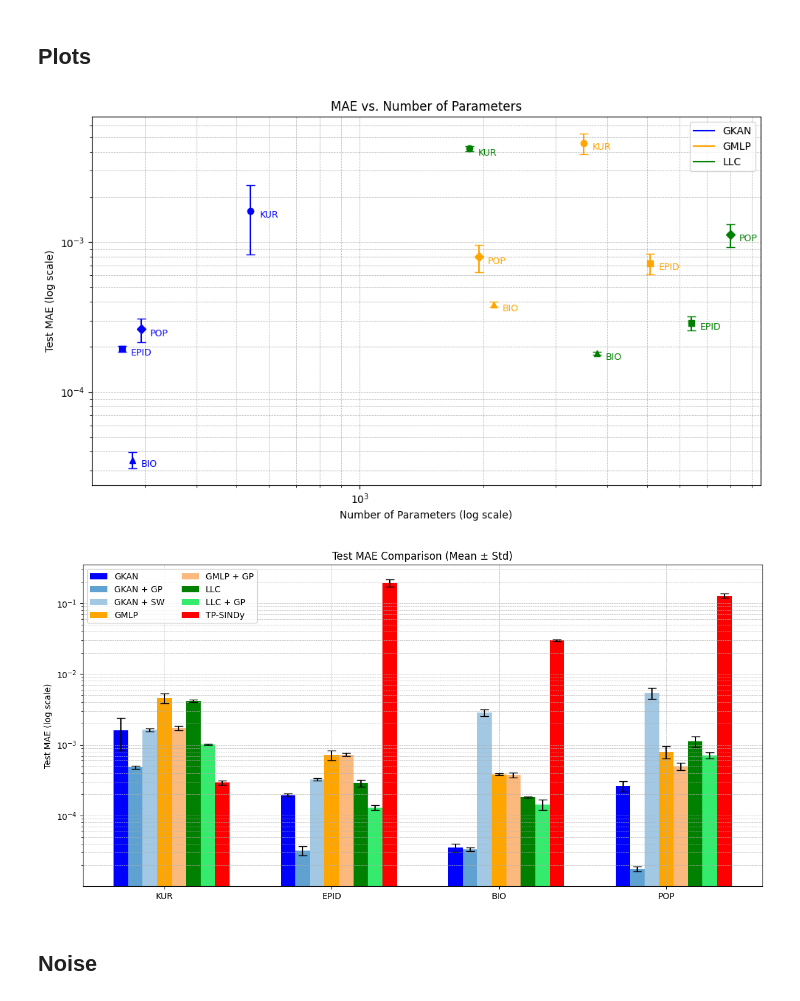
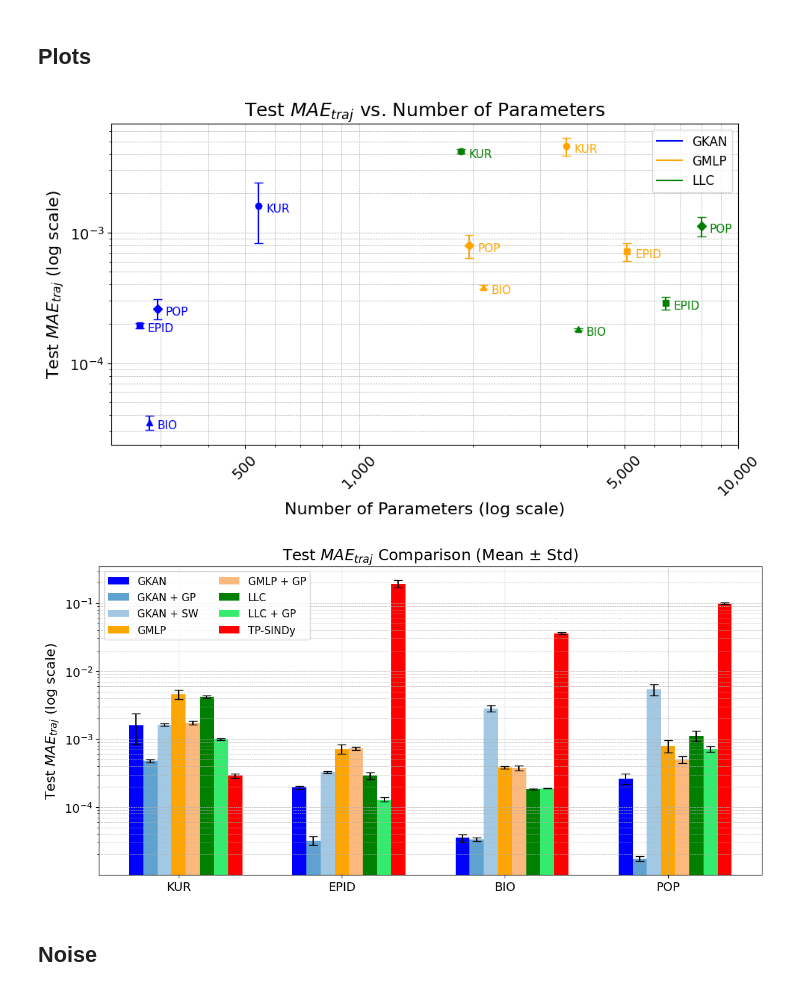
Before and after one commit to riccardocappi/Kan-for-Interpretable-Graph-Dynamics, a Jupyter notebook: plots.ipynb, the cells around one changed output. Saved outputs shown, nothing was run; the diff lists cells and outputs as text; code cells hidden in the pictures.

Commit message:
Intensive post processing

```diff
--- a/plots.ipynb
+++ b/plots.ipynb
@@ -35,7 +35,7 @@ res_gkan = [res_kur_gkan, res_epid_gkan, res_bio_gkan, res_pop_gkan]
 
 res_kur_mpnn = load_res("./saved_models_optuna/model-kuramoto-mpnn/kuramoto_mpnn_ic1_s5_pd_mult_12/0/post_process_res.json")
 res_epid_mpnn = load_res("./saved_models_optuna/model-epidemics-mpnn/epidemics_mpnn_ic1_s5_pd_mult_12/0/post_process_res.json")
-res_bio_mpnn = load_res("./saved_models_optuna/model-biochemical-mpnn/biochemical_mpnn_ic1_s5_pd_mult_12/0/post_process_res.json")
+res_bio_mpnn = load_res("./saved_models_optuna/model-biochemical-mpnn/biochemical_mpnn_ic1_s5_pd_mult_12/0/post_process_res_final.json")
 res_pop_mpnn = load_res("./saved_models_optuna/model-population-mpnn/population_mpnn_ic1_s5_pd_mult_12/0/post_process_res.json")
 
 res_mpnn = [res_kur_mpnn, res_epid_mpnn, res_bio_mpnn, res_pop_mpnn]
@@ -47,14 +47,23 @@ res_pop_tss = load_res("./saved_models_optuna/tss/Population-1/post_process_res.
 
 res_tss = [res_kur_tss, res_epid_tss, res_bio_tss, res_pop_tss]
 
-res_kur_llc = load_res("./saved_models_optuna/model-kuramoto-llc/kuramoto_llc_2/0/post_process_res.json")
-res_epid_llc = load_res("./saved_models_optuna/model-epidemics-llc/epidemics_llc_2/0/post_process_res.json")
-res_bio_llc = load_res("./saved_models_optuna/model-biochemical-llc/biochemical_llc_2/0/post_process_res.json")
-res_pop_llc = load_res("./saved_models_optuna/model-population-llc/population_llc_2/0/post_process_res.json")
+res_kur_llc = load_res("./saved_models_optuna/model-kuramoto-llc/kuramoto_llc_2/0/post_process_res_seed.json")
+res_epid_llc = load_res("./saved_models_optuna/model-epidemics-llc/epidemics_llc_2/0/post_process_res_seed.json")
+res_bio_llc = load_res("./saved_models_optuna/model-biochemical-llc/biochemical_llc_2/0/post_process_res_final.json")
+res_pop_llc = load_res("./saved_models_optuna/model-population-llc/population_llc_2/0/post_process_res_seed.json")
 
 res_llc = [res_kur_llc, res_epid_llc, res_bio_llc, res_pop_llc]
 # %% [markdown]
 ## Plots
+# %%
+plt.rcParams.update({
+    "font.size": 14,         # base font size
+    "axes.titlesize": 18,    # title
+    "axes.labelsize": 16,    # x/y labels
+    "xtick.labelsize": 14,   # x-tick labels
+    "ytick.labelsize": 14,   # y-tick labels
+    "legend.fontsize": 12,   # legend
+})
 # %%
 gkan_params = [res["Number of params"] for res in res_gkan]
 gkan_losses = [res["model_test_MAE"] for res in res_gkan]
@@ -85,7 +94,7 @@ for i in range(len(dynamics)):
                  color='blue', label=None,
                  capsize=4)
     plt.text(gkan_params[i]*1.05, gkan_losses[i]*0.9, dynamics[i],
-             fontsize=9, color='blue')
+             fontsize=11, color='blue')
 
     # Plot MPNN (GMLP) with error bars
     plt.errorbar(mpnn_params[i], mpnn_losses[i],
@@ -93,7 +102,7 @@ for i in range(len(dynamics)):
                  color='orange', label=None,
                  capsize=4)
     plt.text(mpnn_params[i]*1.05, mpnn_losses[i]*0.9, dynamics[i],
-             fontsize=9, color='orange')
+             fontsize=11, color='orange')
 
     # LLC-GP with error bars
     plt.errorbar(llc_params[i], llc_losses[i],
@@ -101,7 +110,7 @@ for i in range(len(dynamics)):
                  color='green', label=None,
                  capsize=4)
     plt.text(llc_params[i]*1.05, llc_losses[i]*0.9, dynamics[i],
-             fontsize=9, color='green')
+             fontsize=11, color='green')
 
 # Add one legend entry for each model
 plt.errorbar([], [], color='blue', label='GKAN')
@@ -111,14 +120,19 @@ plt.errorbar([], [], color='green', label='LLC')
 plt.xscale('log')
 plt.yscale('log')
 plt.xlabel('Number of Parameters (log scale)')
-plt.ylabel('Test MAE (log scale)')
-plt.title('MAE vs. Number of Parameters')
+plt.ylabel(r'Test $MAE_{traj}$ (log scale)')
+plt.title(r'Test $MAE_{traj}$ vs. Number of Parameters')
+
+
+xticks = [5e2, 1e3, 5e3, 1e4]
+plt.xticks(xticks, [f"{int(x):,}" for x in xticks], rotation=45)
+
 plt.legend()
 plt.grid(True, which='both', ls='--', linewidth=0.5)
 plt.tight_layout()
 plt.show()
 # %% [output]
-[figure, old version]
+[figure, new version]
 # %%
 import matplotlib.pyplot as plt
 import numpy as np
@@ -189,36 +203,36 @@ ax.bar(x + offsets['GKAN-BB'], black_box_means, width, yerr=log_error_bars(black
        label='GKAN + GP', color=colors["gkan"][1], capsize=5)
 
 ax.bar(x + offsets['GKAN-Spline'], spline_means, width, yerr=log_error_bars(spline_means, spline_stds),
        label='GKAN + SW', color=colors["gkan"][2], capsize=5)
 
 ax.bar(x + offsets['GMLP'], mpnn_losses, width, yerr=log_error_bars(mpnn_losses, mpnn_stds),
        label='GMLP', color=colors["mlp"][0], capsize=5)
 
 ax.bar(x + offsets['GMLP-BB'], black_box_mpnn, width, yerr=log_error_bars(black_box_mpnn, black_box_mpnn_stds),
        label='GMLP + GP', color=colors["mlp"][1], capsize=5)
 
 ax.bar(x + offsets['LLC'], llc_losses, width, yerr=log_error_bars(llc_losses, llc_stds),
        label='LLC', color=colors["llc"][0], capsize=5)
 
 ax.bar(x + offsets['LLC-GP'], black_box_llc, width, yerr=log_error_bars(black_box_llc, black_box_llc_stds),
        label='LLC + GP', color=colors["llc"][1], capsize=5)
 
 ax.bar(x + offsets['TP-SINDy'], tpsindy_means, width, yerr=log_error_bars(tpsindy_means, tpsindy_stds),
        label='TP-SINDy', color=colors["tss"][0], capsize=5)
 
 # Labels and formatting
-ax.set_ylabel('Test MAE (log scale)')
-ax.set_title('Test MAE Comparison (Mean ± Std)')
+ax.set_ylabel(r'Test $MAE_{traj}$ (log scale)')
+ax.set_title(r'Test $MAE_{traj}$ Comparison (Mean ± Std)')
 ax.set_xticks(x)
 ax.set_xticklabels(datasets)
 ax.set_yscale('log')
 ax.legend(loc='best', ncol=2)
 ax.grid(True, which="both", ls="--", linewidth=0.5)
 
 plt.tight_layout()
 plt.show()
 # %% [output]
-[figure, old version]
+[figure, new version]
 # %% [markdown]
 ## Noise
 # %%
```
Also changed, not shown: parts of 42 cells of this notebook, 11 other files.
